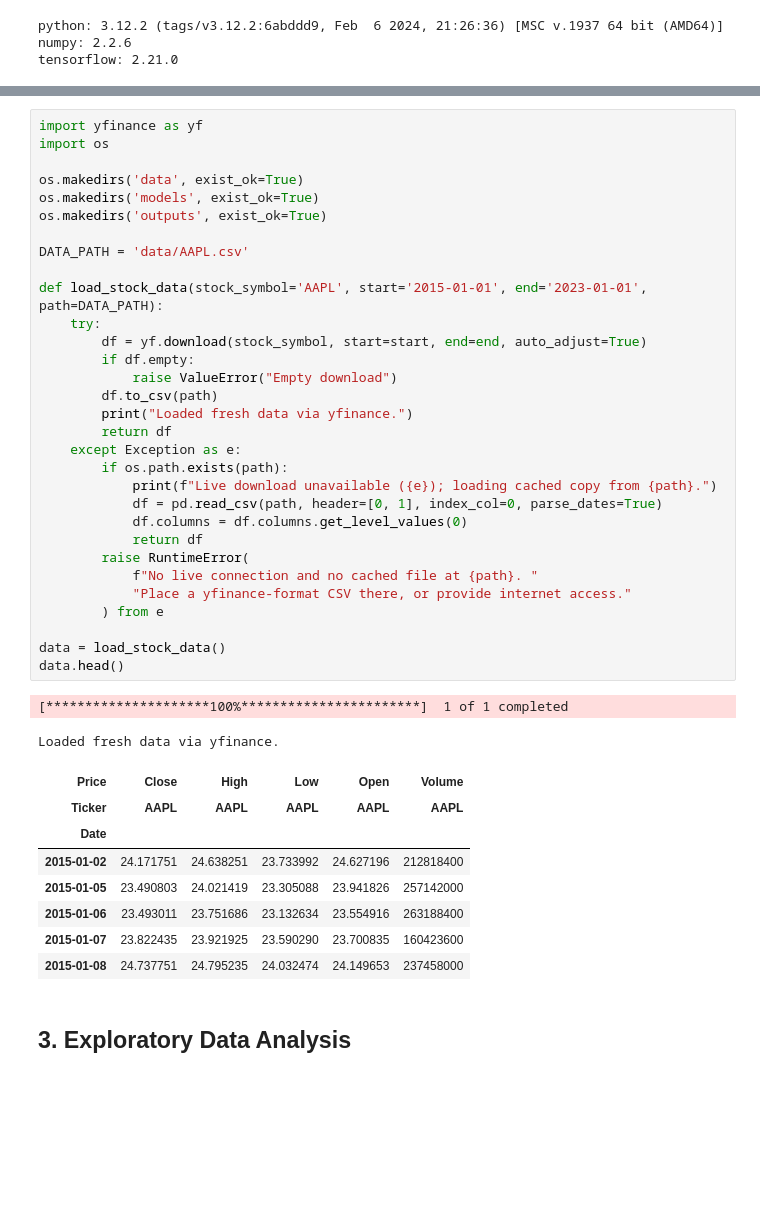
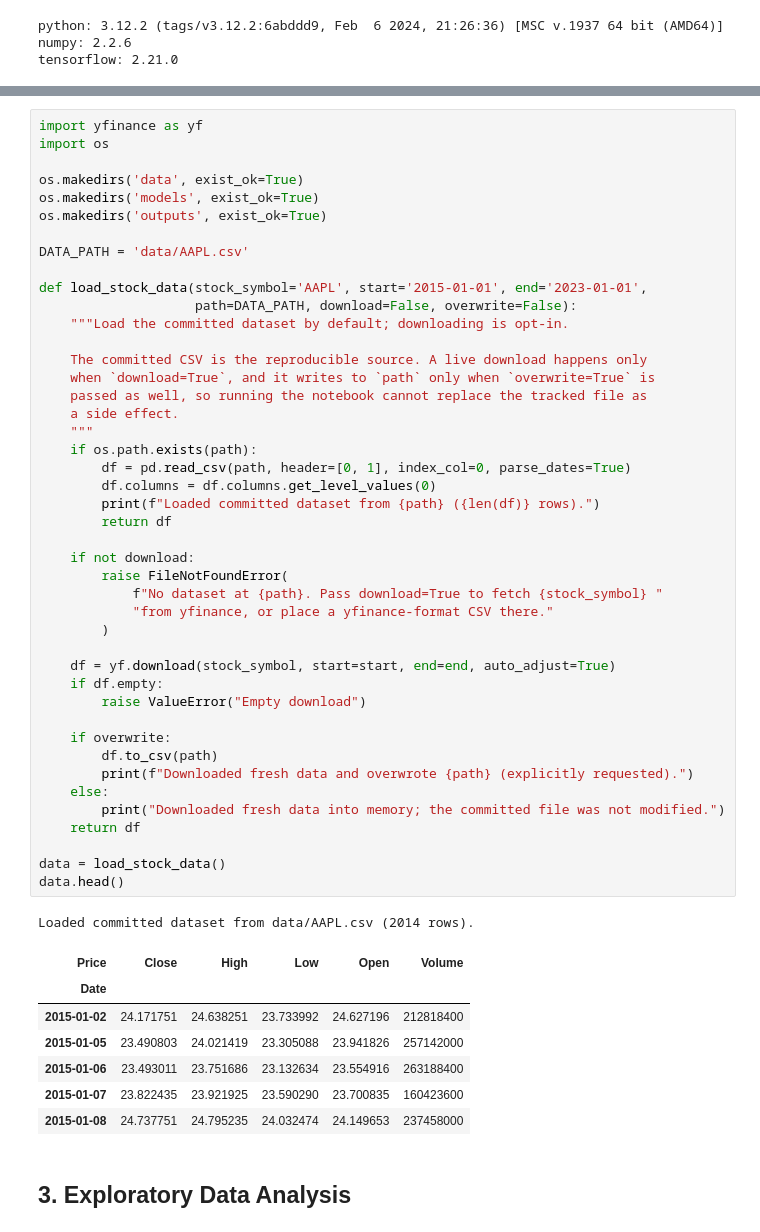
Before and after one commit to Ajanikehinde/AAPL-stock-price-prediction, a Jupyter notebook: AAPL_Prediction_corrected.ipynb, the cells around one changed output, grey strips where cells are left out. Saved outputs shown, nothing was run; the diff lists cells and outputs as text; blank space fills up the shorter version.

```diff
--- a/AAPL_Prediction_corrected.ipynb
+++ b/AAPL_Prediction_corrected.ipynb
@@ -73,39 +75,50 @@ Tries a live download first; falls back to a local CSV if one is already present
 # %%
 import yfinance as yf
 import os
 
 os.makedirs('data', exist_ok=True)
 os.makedirs('models', exist_ok=True)
 os.makedirs('outputs', exist_ok=True)
 
 DATA_PATH = 'data/AAPL.csv'
 
-def load_stock_data(stock_symbol='AAPL', start='2015-01-01', end='2023-01-01', path=DATA_PATH):
-    try:
-        df = yf.download(stock_symbol, start=start, end=end, auto_adjust=True)
-        if df.empty:
-            raise ValueError("Empty download")
+def load_stock_data(stock_symbol='AAPL', start='2015-01-01', end='2023-01-01',
+                    path=DATA_PATH, download=False, overwrite=False):
+    """Load the committed dataset by default; downloading is opt-in.
+
+    The committed CSV is the reproducible source. A live download happens only
+    when `download=True`, and it writes to `path` only when `overwrite=True` is
+    passed as well, so running the notebook cannot replace the tracked file as
+    a side effect.
+    """
+    if os.path.exists(path):
+        df = pd.read_csv(path, header=[0, 1], index_col=0, parse_dates=True)
+        df.columns = df.columns.get_level_values(0)
+        print(f"Loaded committed dataset from {path} ({len(df)} rows).")
+        return df
+
+    if not download:
+        raise FileNotFoundError(
+            f"No dataset at {path}. Pass download=True to fetch {stock_symbol} "
+            "from yfinance, or place a yfinance-format CSV there."
+        )
+
+    df = yf.download(stock_symbol, start=start, end=end, auto_adjust=True)
+    if df.empty:
+        raise ValueError("Empty download")
+
+    if overwrite:
         df.to_csv(path)
-        print("Loaded fresh data via yfinance.")
-        return df
-    except Exception as e:
-        if os.path.exists(path):
-            print(f"Live download unavailable ({e}); loading cached copy from {path}.")
-            df = pd.read_csv(path, header=[0, 1], index_col=0, parse_dates=True)
-            df.columns = df.columns.get_level_values(0)
-            return df
-        raise RuntimeError(
-            f"No live connection and no cached file at {path}. "
-            "Place a yfinance-format CSV there, or provide internet access."
-        ) from e
+        print(f"Downloaded fresh data and overwrote {path} (explicitly requested).")
+    else:
+        print("Downloaded fresh data into memory; the committed file was not modified.")
+    return df
 
 data = load_stock_data()
 data.head()
 # %% [output]
-[*********************100%***********************]  1 of 1 completed
+Loaded committed dataset from data/AAPL.csv (2014 rows).
-Loaded fresh data via yfinance.
 | Price | Close | High | Low | Open | Volume |
-| Ticker | AAPL | AAPL | AAPL | AAPL | AAPL |
 | Date |  |  |  |  |  |
 | 2015-01-02 | 24.171751 | 24.638251 | 23.733992 | 24.627196 | 212818400 |
 | 2015-01-05 | 23.490803 | 24.021419 | 23.305088 | 23.941826 | 257142000 |
```
Also changed, not shown: parts of 8 cells of this notebook, 4 other files.
